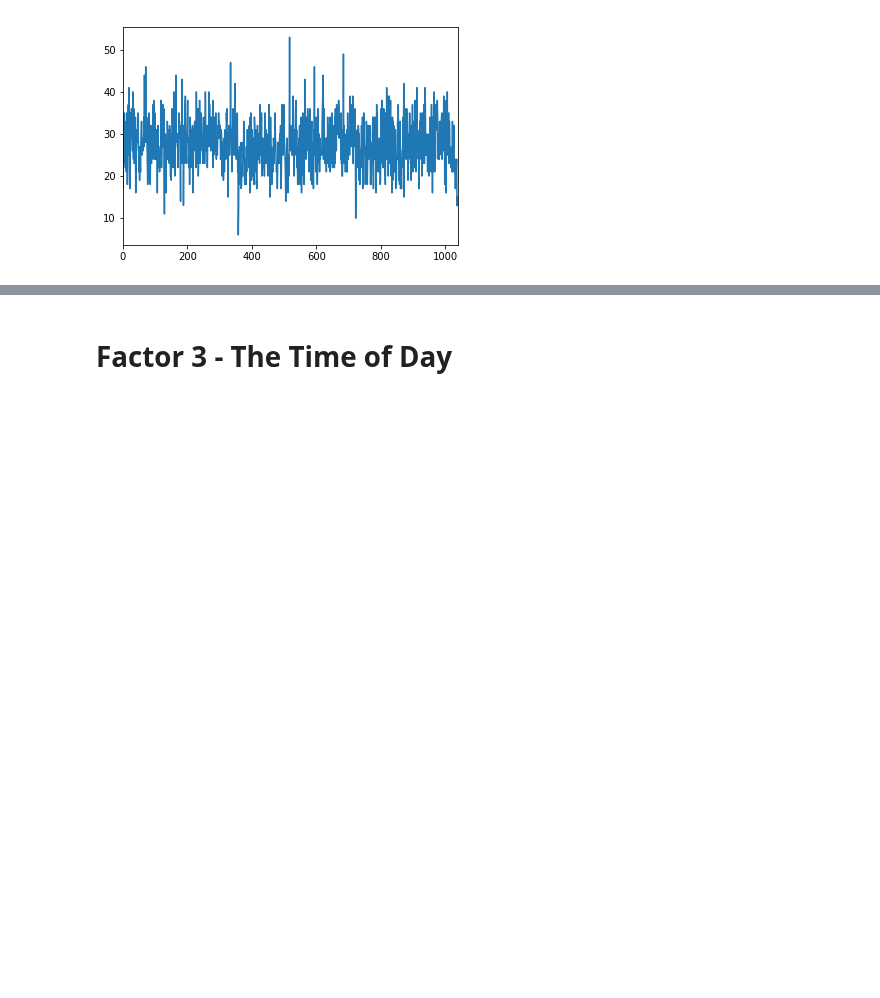
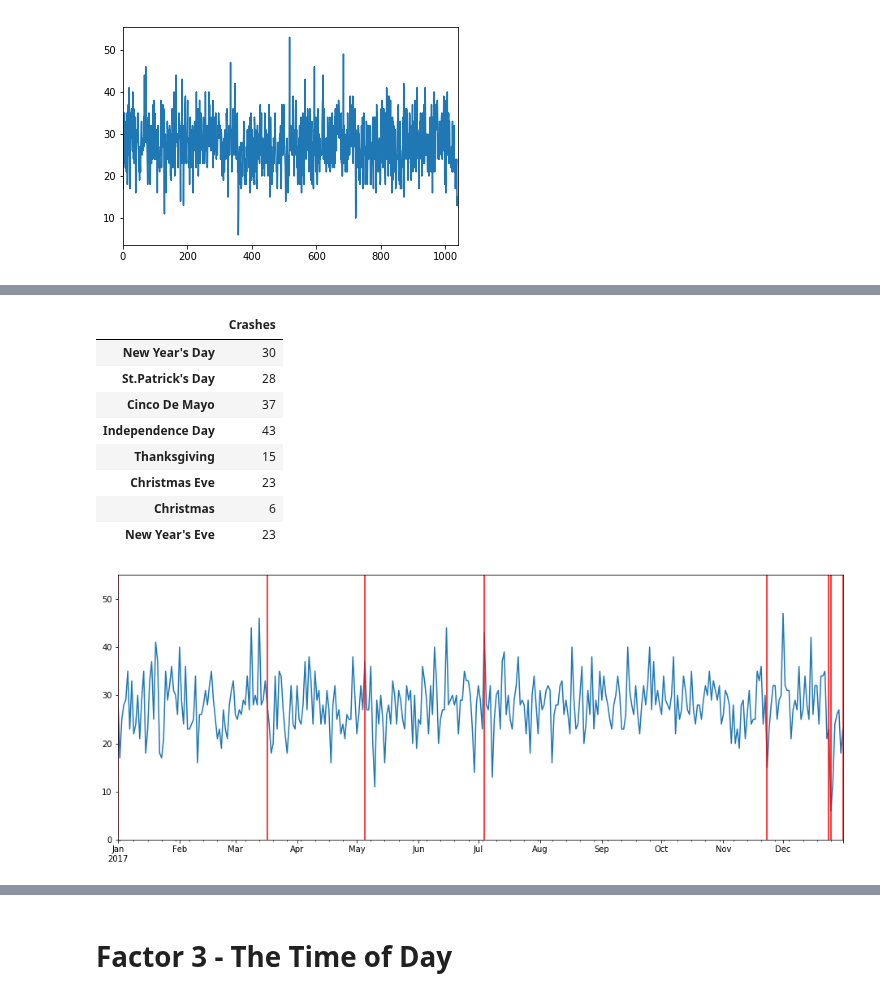
Before and after one commit to COGS108/group061, a Jupyter notebook: Final Project.ipynb, the cells around one changed output, grey strips where cells are left out. Drawn from its saved outputs; the diff is of its cells as text; code cells hidden in the pictures; blank space fills up the shorter version.

```diff
--- a/Final Project.ipynb
+++ b/Final Project.ipynb
@@ -281,0 +293,13 @@ Avg crashes in 2019: 28.052054794520547
+# %%
+year_summary(dates17)
+# %% [output]
+|  | Crashes |
+| New Year's Day | 30 |
+| St.Patrick's Day | 28 |
+| Cinco De Mayo | 37 |
+| Independence Day | 43 |
+| Thanksgiving | 15 |
+| Christmas Eve | 23 |
+| Christmas | 6 |
+| New Year's Eve | 23 |
+[figure, added]
```
Also changed, not shown: parts of 14 cells of this notebook.
